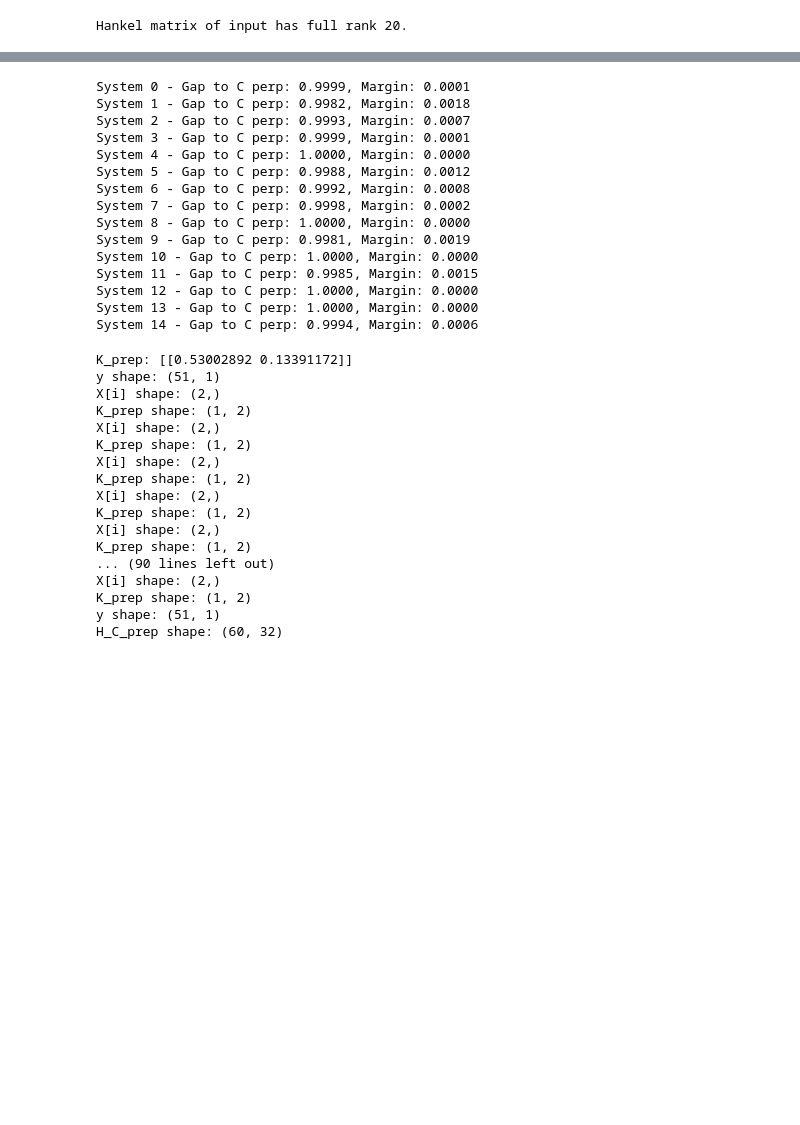
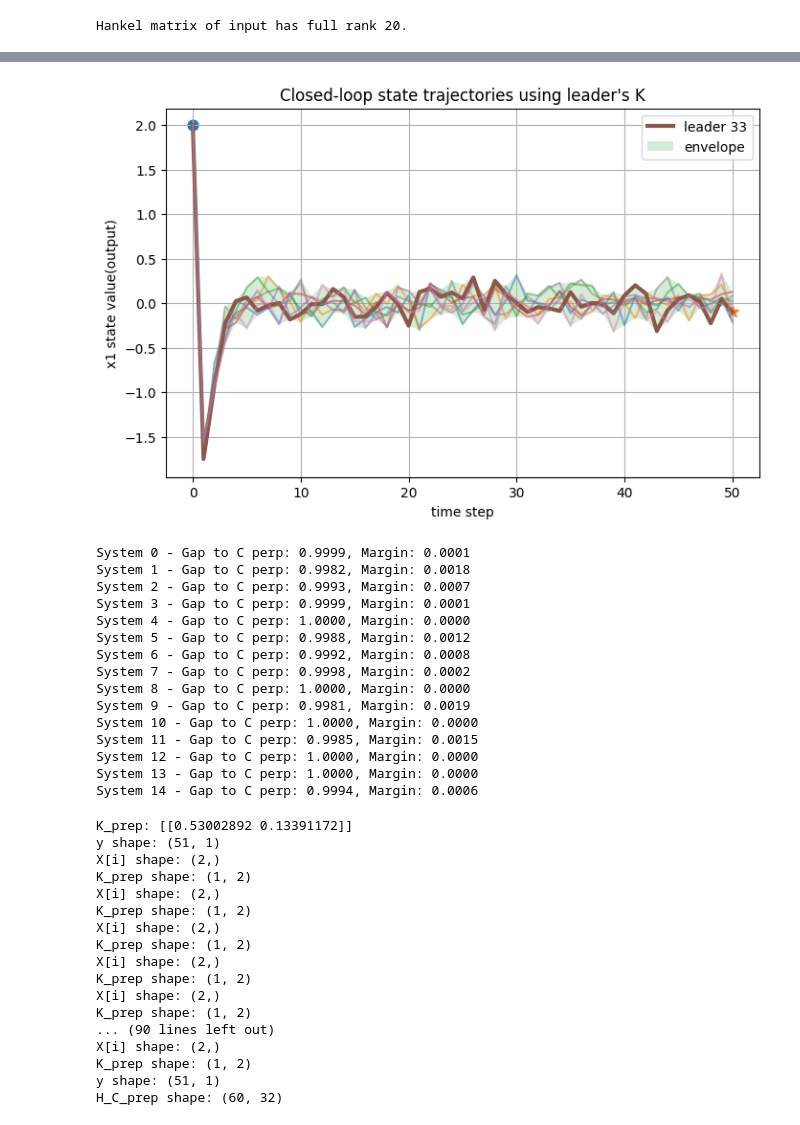
Before and after one commit to PeilinZhang/4YP, a Jupyter notebook: Grouping.ipynb, the cells around one changed output, grey strips where cells are left out. Cells and saved outputs as stored; diff of their text form; code cells hidden in the pictures; blank space fills up the shorter version.

```diff
--- a/Grouping.ipynb
+++ b/Grouping.ipynb
@@ -778,0 +893,82 @@ w shape: (50, 2)
+# %%
+# ----- choose one group only -----
+g = groups[0]                 # or any specific group
+leader = g["leader"]
+members = g["members"]
+
+# ----- LQR settings -----
+Q = np.eye(2)
+R = np.eye(1) * 0.1
+T_d = 20
+N = 50
+
+x0 = np.array([[2.0], [2.0]])
+xf = np.array([[0.0], [0.0]])
+
+# ----- compute K only from the leader -----
+U0 = u[0:T_d].T
+X0 = stored_x[leader][0:T_d, :].T
+X1 = stored_x[leader][1:T_d+1, :].T
+
+K_control = controllers.DataLQRcontroller(U0, X0, X1, Q, R)
+print("Leader:", leader)
+print("K_control shape:", K_control.shape)
+print("K_control:\n", K_control)
+print("number of members in group:", len(members))
+
+# ----- simulate all members with the same K -----
+traj_dict = {}
+u_dict = {}
+
+for idx in members:
+    # optional: same disturbance for all plants
+    w = np.random.randn(N, 2) * 0.1
+
+    x_cl = np.zeros((N + 1, x0.shape[0], x0.shape[1]))
+    u_cl = np.zeros((N, R.shape[0], 1))
+    x_cl[0] = x0
+
+    A = stored_A[idx]
+    B = stored_B[idx]
+
+    for k in range(N):
+        u_control = -K_control @ (x_cl[k] - xf)
+        x_cl[k + 1] = A @ x_cl[k] + B @ u_control + w[k].reshape(-1, 1)
+        u_cl[k] = u_control
+
+    traj_dict[idx] = x_cl
+    u_dict[idx] = u_cl
+
+# ----- plot all state trajectories in one figure -----
+t = np.arange(N + 1)
+
+plt.figure(figsize=(8, 5))
+
+# collect all x1 trajectories
+x1_all = []
+
+for idx in members:
+    x_cl = traj_dict[idx]
+    x1 = x_cl[:, 0, 0]
+    x1_all.append(x1)
+
+    if idx == leader:
+        plt.plot(t, x1, linewidth=3, label=f"leader {idx}")
+        plt.scatter(t[0], x1[0], s=60, marker="o")
+        plt.scatter(t[-1], x1[-1], s=80, marker="*")
+    else:
+        plt.plot(t, x1, alpha=0.5, linewidth=1.5)
+
+x1_all = np.array(x1_all)          # shape: (num_members, N+1)
+lower = np.min(x1_all, axis=0)     # lower envelope
+upper = np.max(x1_all, axis=0)     # upper envelope
+
+plt.fill_between(t, lower, upper, alpha=0.2, label="envelope")
+
+plt.xlabel("time step")
+plt.ylabel("x1 state value(output)")
+plt.title("Closed-loop state trajectories using leader's K")
+plt.grid(True)
+plt.legend()
+plt.show()
+# %% [output]
@@ -778,0 +980 @@ w shape: (50, 2)
+[figure, added]
```
Also changed, not shown: parts of 20 cells of this notebook, 14 other files.
